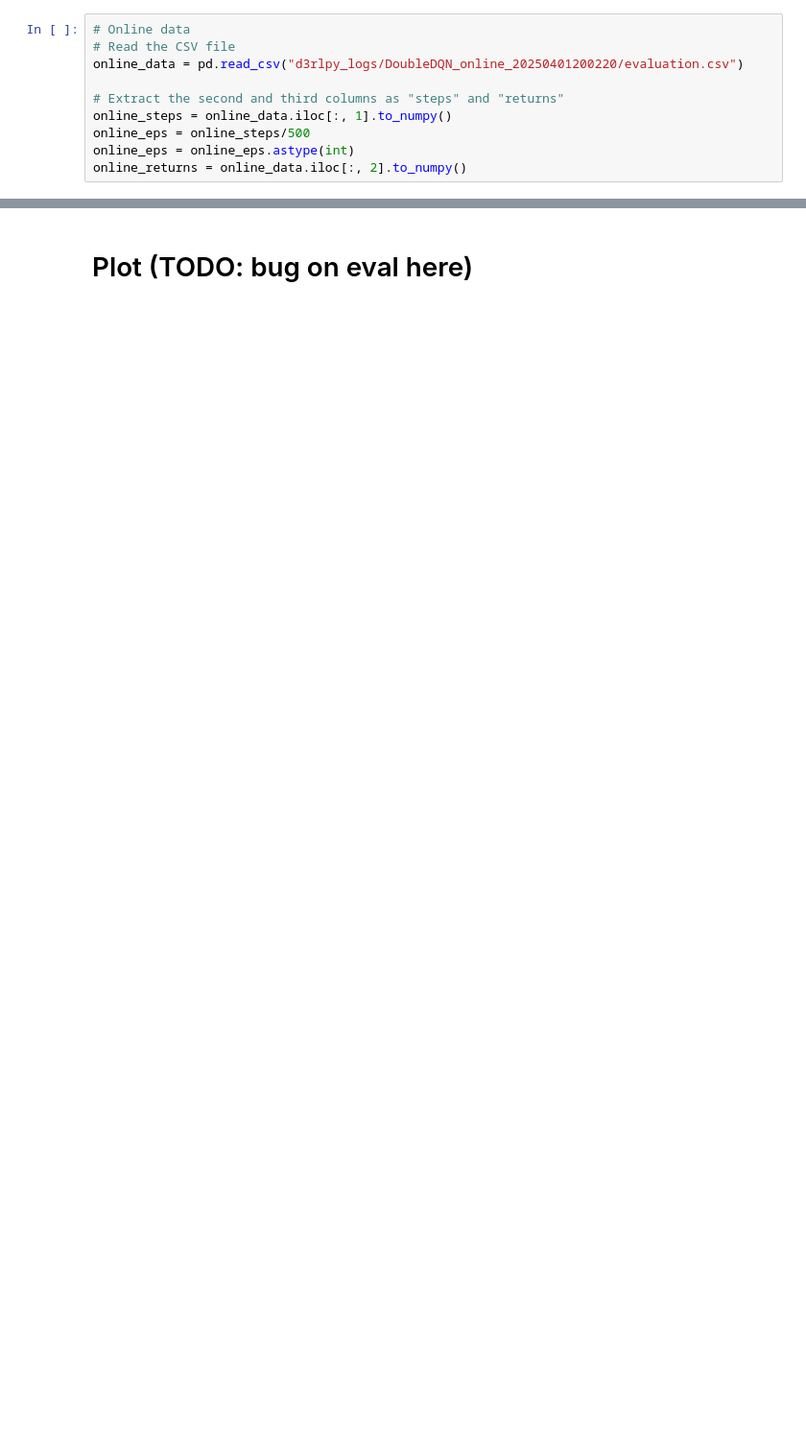
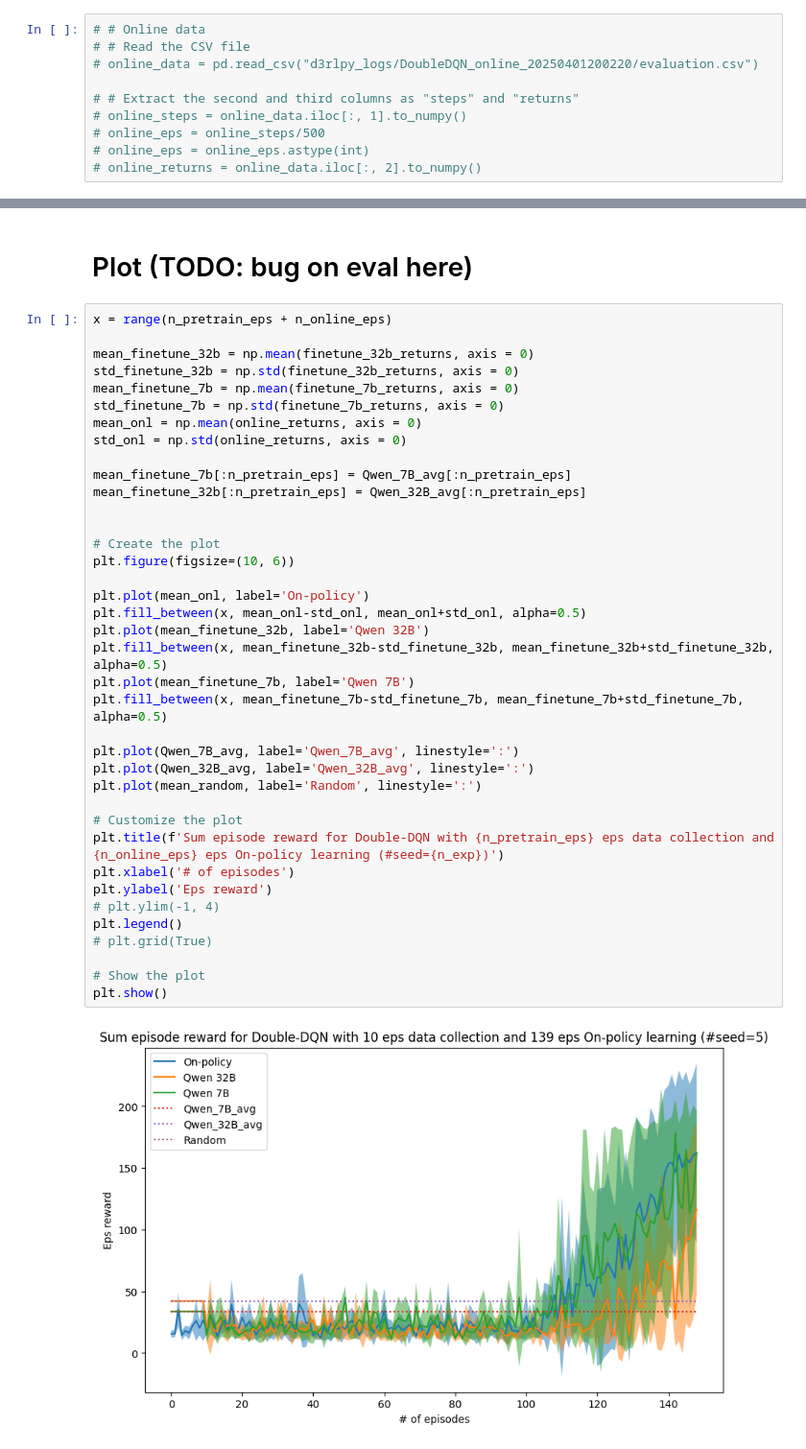
Before and after one commit to duongnhatthang/LlamaGym, a Jupyter notebook: visualization_atari.ipynb, the cells around one changed output, grey strips where cells are left out. Shown: that part at 96% size. Cells and saved outputs as stored; diff of their text form; blank space fills up the shorter version.

Commit message:
Add CartPole data

```diff
--- a/visualization_atari.ipynb
+++ b/visualization_atari.ipynb
@@ -186,13 +238,13 @@ print(a)
 # %%
-# Online data
-# Read the CSV file
-online_data = pd.read_csv("d3rlpy_logs/DoubleDQN_online_20250401200220/evaluation.csv")
+# # Online data
+# # Read the CSV file
+# online_data = pd.read_csv("d3rlpy_logs/DoubleDQN_online_20250401200220/evaluation.csv")
 
-# Extract the second and third columns as "steps" and "returns"
-online_steps = online_data.iloc[:, 1].to_numpy()
-online_eps = online_steps/500
-online_eps = online_eps.astype(int)
-online_returns = online_data.iloc[:, 2].to_numpy()
+# # Extract the second and third columns as "steps" and "returns"
+# online_steps = online_data.iloc[:, 1].to_numpy()
+# online_eps = online_steps/500
+# online_eps = online_eps.astype(int)
+# online_returns = online_data.iloc[:, 2].to_numpy()
 # %% [markdown]
 ### Some optinal validation code
 # %%
@@ -276,3 +320,43 @@ plt.show()
 [figure]
 # %% [markdown]
 # Plot (TODO: bug on eval here)
+# %%
+x = range(n_pretrain_eps + n_online_eps)
+
+mean_finetune_32b = np.mean(finetune_32b_returns, axis = 0)
+std_finetune_32b = np.std(finetune_32b_returns, axis = 0)
+mean_finetune_7b = np.mean(finetune_7b_returns, axis = 0)
+std_finetune_7b = np.std(finetune_7b_returns, axis = 0)
+mean_onl = np.mean(online_returns, axis = 0)
+std_onl = np.std(online_returns, axis = 0)
+
+mean_finetune_7b[:n_pretrain_eps] = Qwen_7B_avg[:n_pretrain_eps]
+mean_finetune_32b[:n_pretrain_eps] = Qwen_32B_avg[:n_pretrain_eps]
+
+
+# Create the plot
+plt.figure(figsize=(10, 6))
+
+plt.plot(mean_onl, label='On-policy')
+plt.fill_between(x, mean_onl-std_onl, mean_onl+std_onl, alpha=0.5)
+plt.plot(mean_finetune_32b, label='Qwen 32B')
+plt.fill_between(x, mean_finetune_32b-std_finetune_32b, mean_finetune_32b+std_finetune_32b, alpha=0.5)
+plt.plot(mean_finetune_7b, label='Qwen 7B')
+plt.fill_between(x, mean_finetune_7b-std_finetune_7b, mean_finetune_7b+std_finetune_7b, alpha=0.5)
+
+plt.plot(Qwen_7B_avg, label='Qwen_7B_avg', linestyle=':')
+plt.plot(Qwen_32B_avg, label='Qwen_32B_avg', linestyle=':')
+plt.plot(mean_random, label='Random', linestyle=':')
+
+# Customize the plot
+plt.title(f'Sum episode reward for Double-DQN with {n_pretrain_eps} eps data collection and {n_online_eps} eps On-policy learning (#seed={n_exp})')
+plt.xlabel('# of episodes')
+plt.ylabel('Eps reward')
+# plt.ylim(-1, 4)
+plt.legend()
+# plt.grid(True)
+
+# Show the plot
+plt.show()
+# %% [output]
+[figure, added]
```
Also changed, not shown: parts of 9 cells of this notebook, 3 other files.
